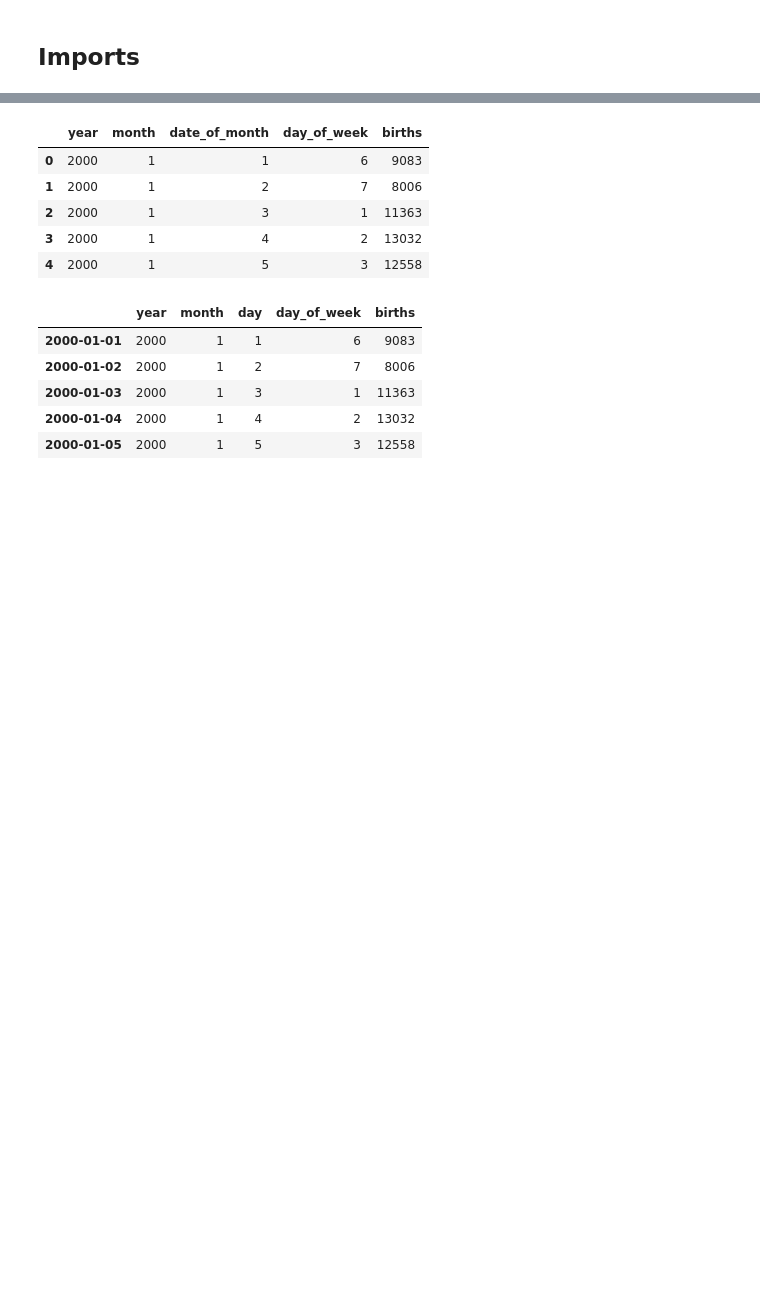
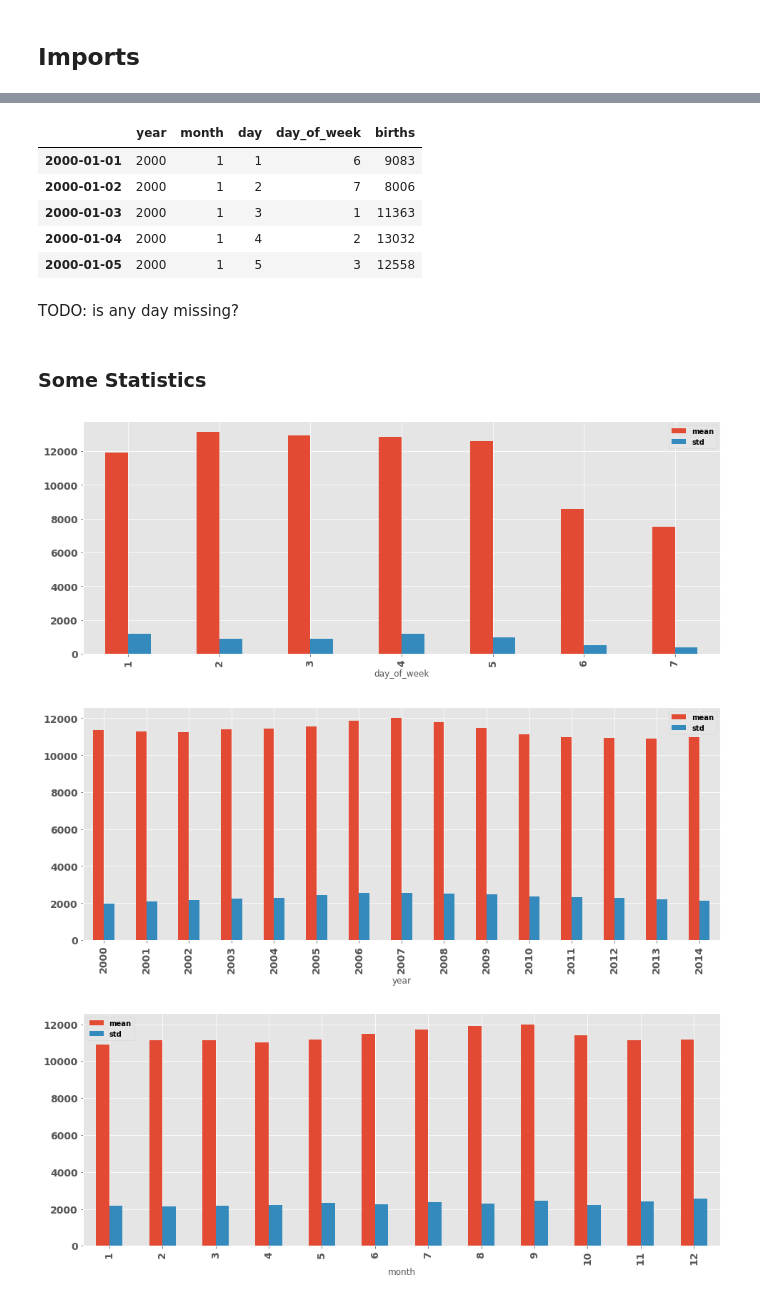
Before and after one commit to inon-peled/dtu_bda_project, a Jupyter notebook: bda_project_us_births.ipynb, the cells around one changed output, grey strips where cells are left out. Cells and saved outputs as stored; diff of their text form; code cells hidden in the pictures; blank space fills up the shorter version.

Commit message:
No missing data

```diff
--- a/bda_project_us_births.ipynb
+++ b/bda_project_us_births.ipynb
@@ -17,24 +18,15 @@ import pandas as pd
 # %%
 births_2000s_df = pd.read_csv('US_births_2000-2014_SSA.csv')
-births_2000s_df.head()
+births_2000s_df_with_index = births_2000s_df\
+    .rename(columns={'date_of_month': 'day'})\
+    .set_index(pd.to_datetime(
+        births_2000s_df.rename(columns={'date_of_month': 'day'})
+        [['year', 'month', 'day']]))
+births_2000s_df_with_index.head()
 # %% [output]
-|  | year | month | date_of_month | day_of_week | births |
-| 0 | 2000 | 1 | 1 | 6 | 9083 |
-| 1 | 2000 | 1 | 2 | 7 | 8006 |
-| 2 | 2000 | 1 | 3 | 1 | 11363 |
-| 3 | 2000 | 1 | 4 | 2 | 13032 |
-| 4 | 2000 | 1 | 5 | 3 | 12558 |
+|  | year | month | day | day_of_week | births |
+| 2000-01-01 | 2000 | 1 | 1 | 6 | 9083 |
+| 2000-01-02 | 2000 | 1 | 2 | 7 | 8006 |
+| 2000-01-03 | 2000 | 1 | 3 | 1 | 11363 |
+| 2000-01-04 | 2000 | 1 | 4 | 2 | 13032 |
+| 2000-01-05 | 2000 | 1 | 5 | 3 | 12558 |
-# %%
-births_2000s_df_with_index = births_2000s_df\
-    .rename(columns={'date_of_month': 'day'})\
-    .set_index(pd.to_datetime(
-        births_2000s_df.rename(columns={'date_of_month': 'day'})
-        [['year', 'month', 'day']]))
-births_2000s_df_with_index.head()
-# %% [output]
-|  | year | month | day | day_of_week | births |
-| 2000-01-01 | 2000 | 1 | 1 | 6 | 9083 |
-| 2000-01-02 | 2000 | 1 | 2 | 7 | 8006 |
-| 2000-01-03 | 2000 | 1 | 3 | 1 | 11363 |
-| 2000-01-04 | 2000 | 1 | 4 | 2 | 13032 |
-| 2000-01-05 | 2000 | 1 | 5 | 3 | 12558 |
@@ -40,0 +47,13 @@ births_2000s_df_with_index.head()
+# %% [markdown]
+TODO: is any day missing?
+# %% [markdown]
+### Some Statistics
+# %%
+def show_mean_and_std_by_time_dimension(time_dimension):
+    births_2000s_df_with_index.groupby(time_dimension).births.describe()[['mean', 'std']].plot.bar(fontsize=14)
+
+list(map(show_mean_and_std_by_time_dimension, ['day_of_week', 'year', 'month']));
+# %% [output]
+[figure, added]
+[figure, added]
+[figure, added]
```
Also changed, not shown: parts of 7 cells of this notebook, 2 other files.
